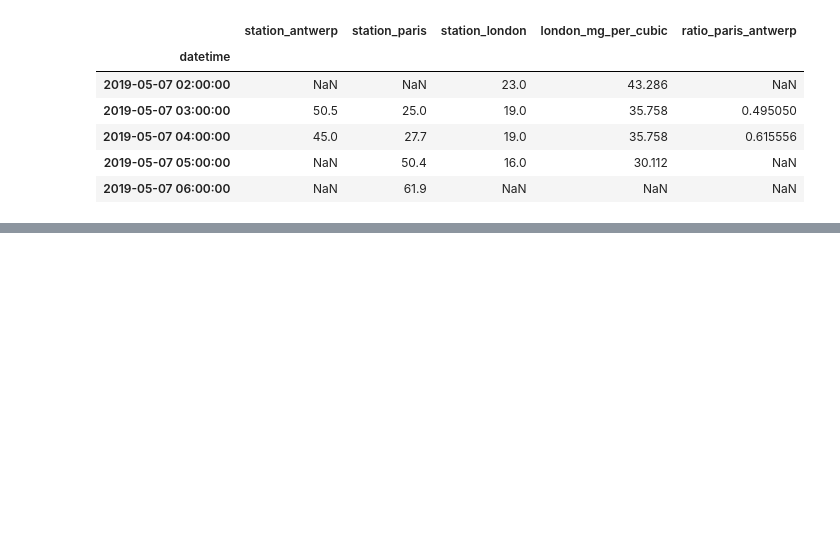
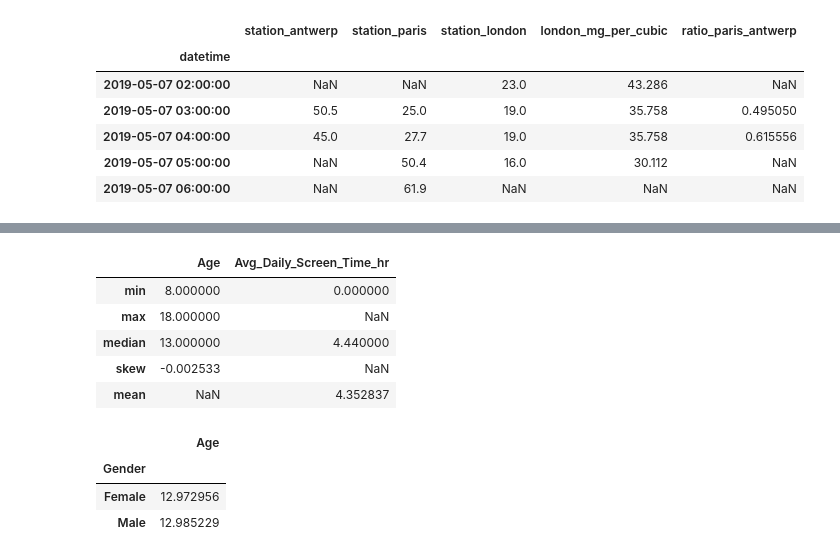
Before and after one commit to Imran1hp/Machine-Learning, a Jupyter notebook: main.ipynb, the cells around one changed output, grey strips where cells are left out. Cells and saved outputs as stored; diff of their text form; code cells hidden in the pictures; blank space fills up the shorter version.

```diff
--- a/main.ipynb
+++ b/main.ipynb
@@ -201,0 +223,17 @@ air_quality.head()
+# %%
+data_plot.agg({"Age":["min","max","median","skew"],
+               "Avg_Daily_Screen_Time_hr":["min","median","mean"],})
+# %% [output]
+|  | Age | Avg_Daily_Screen_Time_hr |
+| min | 8.000000 | 0.000000 |
+| max | 18.000000 | NaN |
+| median | 13.000000 | 4.440000 |
+| skew | -0.002533 | NaN |
+| mean | NaN | 4.352837 |
+# %%
+data_plot[["Gender","Age"]].groupby("Gender").mean()
+# %% [output]
+|  | Age |
+| Gender |  |
+| Female | 12.972956 |
+| Male | 12.985229 |
```
Also changed, not shown: parts of 4 cells of this notebook, 1 other file.
